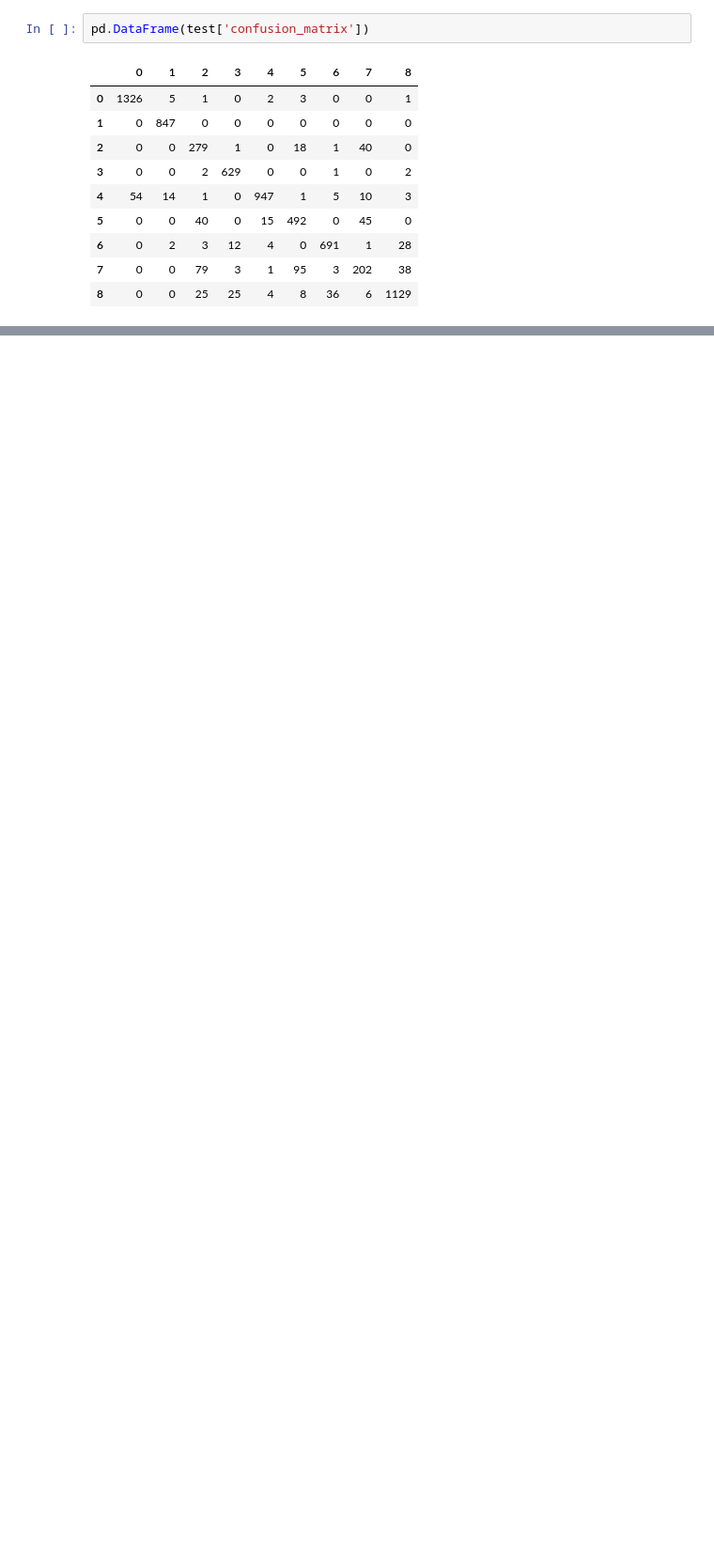
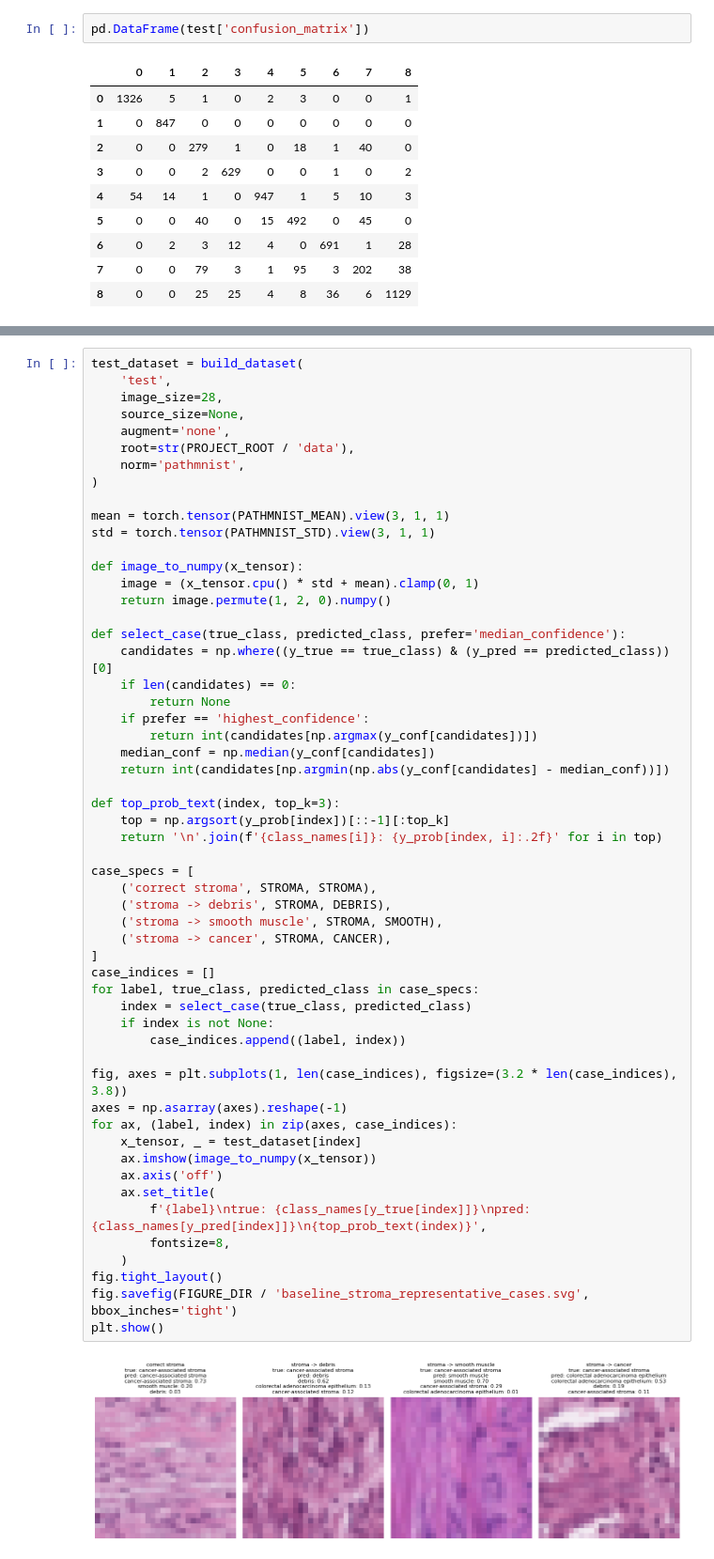
Before and after one commit to nickzerjeski/pathmnist-classification-improvement, a Jupyter notebook: notebooks/baseline.ipynb, the cells around one changed output, grey strips where cells are left out. Shown at 94% size. Cells and saved outputs as stored; diff of their text form; blank space fills up the shorter version.

```diff
--- a/notebooks/baseline.ipynb
+++ b/notebooks/baseline.ipynb
@@ -52,0 +298,57 @@ pd.DataFrame(test['confusion_matrix'])
+# %%
+test_dataset = build_dataset(
+    'test',
+    image_size=28,
+    source_size=None,
+    augment='none',
+    root=str(PROJECT_ROOT / 'data'),
+    norm='pathmnist',
+)
+
+mean = torch.tensor(PATHMNIST_MEAN).view(3, 1, 1)
+std = torch.tensor(PATHMNIST_STD).view(3, 1, 1)
+
+def image_to_numpy(x_tensor):
+    image = (x_tensor.cpu() * std + mean).clamp(0, 1)
+    return image.permute(1, 2, 0).numpy()
+
+def select_case(true_class, predicted_class, prefer='median_confidence'):
+    candidates = np.where((y_true == true_class) & (y_pred == predicted_class))[0]
+    if len(candidates) == 0:
+        return None
+    if prefer == 'highest_confidence':
+        return int(candidates[np.argmax(y_conf[candidates])])
+    median_conf = np.median(y_conf[candidates])
+    return int(candidates[np.argmin(np.abs(y_conf[candidates] - median_conf))])
+
+def top_prob_text(index, top_k=3):
+    top = np.argsort(y_prob[index])[::-1][:top_k]
+    return '\n'.join(f'{class_names[i]}: {y_prob[index, i]:.2f}' for i in top)
+
+case_specs = [
+    ('correct stroma', STROMA, STROMA),
+    ('stroma -> debris', STROMA, DEBRIS),
+    ('stroma -> smooth muscle', STROMA, SMOOTH),
+    ('stroma -> cancer', STROMA, CANCER),
+]
+case_indices = []
+for label, true_class, predicted_class in case_specs:
+    index = select_case(true_class, predicted_class)
+    if index is not None:
+        case_indices.append((label, index))
+
+fig, axes = plt.subplots(1, len(case_indices), figsize=(3.2 * len(case_indices), 3.8))
+axes = np.asarray(axes).reshape(-1)
+for ax, (label, index) in zip(axes, case_indices):
+    x_tensor, _ = test_dataset[index]
+    ax.imshow(image_to_numpy(x_tensor))
+    ax.axis('off')
+    ax.set_title(
+        f'{label}\ntrue: {class_names[y_true[index]]}\npred: {class_names[y_pred[index]]}\n{top_prob_text(index)}',
+        fontsize=8,
+    )
+fig.tight_layout()
+fig.savefig(FIGURE_DIR / 'baseline_stroma_representative_cases.svg', bbox_inches='tight')
+plt.show()
+# %% [output]
+[figure, added]
```
Also changed, not shown: parts of 18 cells of this notebook, 13 other files.
